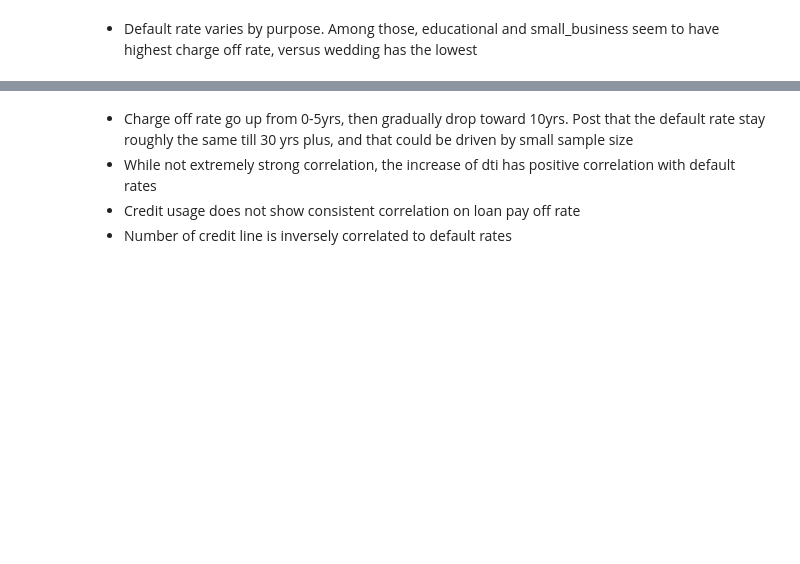
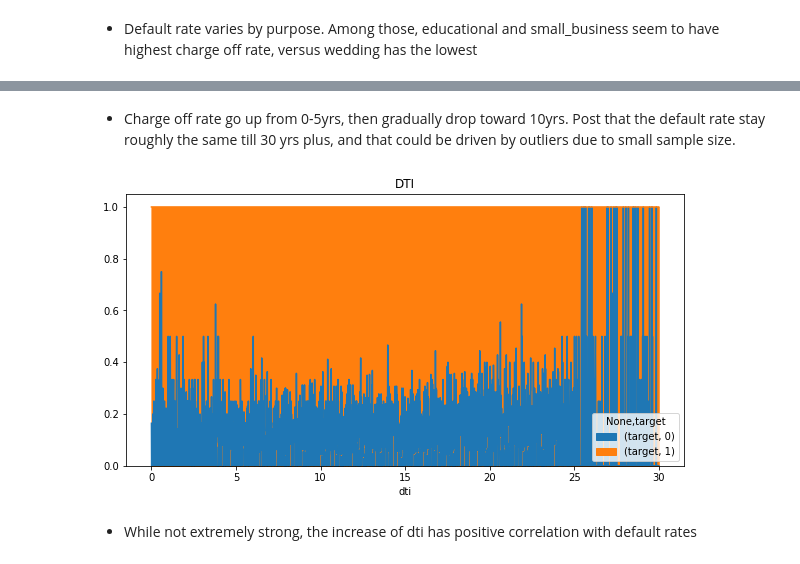
Before and after one commit to sittingman/lending_repayment, a Jupyter notebook: data_exploratory.ipynb, the cells around one changed output, grey strips where cells are left out. Drawn from its saved outputs; the diff is of its cells as text; code cells hidden in the pictures; blank space fills up the shorter version.

Commit message:
clean up the graph display

```diff
--- a/data_exploratory.ipynb
+++ b/data_exploratory.ipynb
@@ -88,5 +81,8 @@ cred_acc.plot(kind='line', figsize=(10,5), title='# of Credit Lines');
 # %% [markdown]
- - Charge off rate go up from 0-5yrs, then gradually drop toward 10yrs. Post that the default rate stay roughly the same till 30 yrs plus, and that could be driven by small sample size
- - While not extremely strong correlation, the increase of dti has positive correlation with default rates
- - Credit usage does not show consistent correlation on loan pay off rate
- - Number of credit line is inversely correlated to default rates
+ - Charge off rate go up from 0-5yrs, then gradually drop toward 10yrs. Post that the default rate stay roughly the same till 30 yrs plus, and that could be driven by outliers due to small sample size.
+# %%
+dti_g.plot(kind='area', figsize=(10,5), title='DTI');
+# %% [output]
+[figure, added]
+# %% [markdown]
+ - While not extremely strong, the increase of dti has positive correlation with default rates
```
Also changed, not shown: parts of 7 cells of this notebook.
